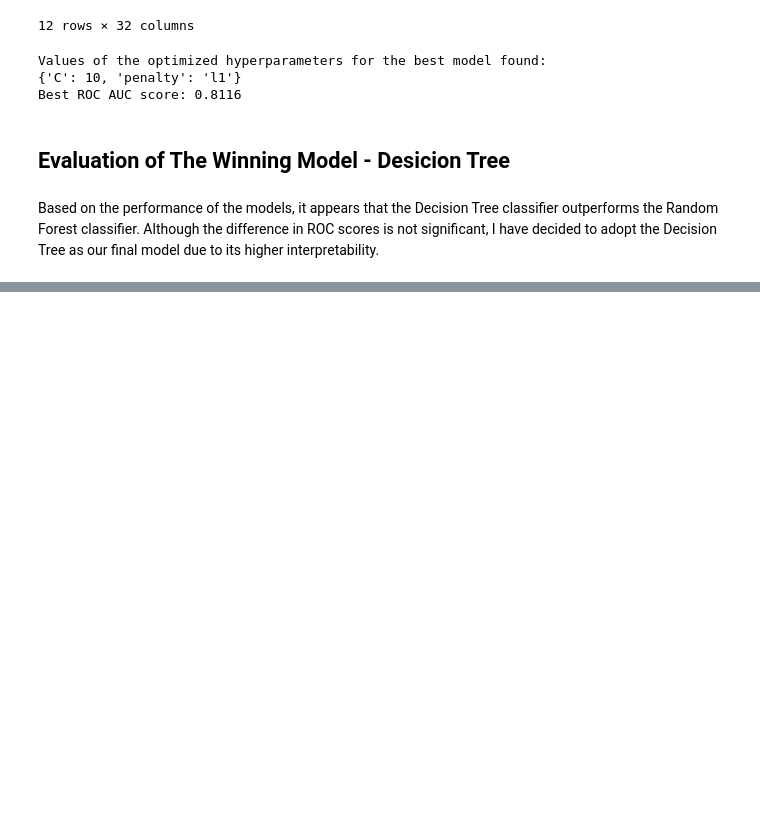
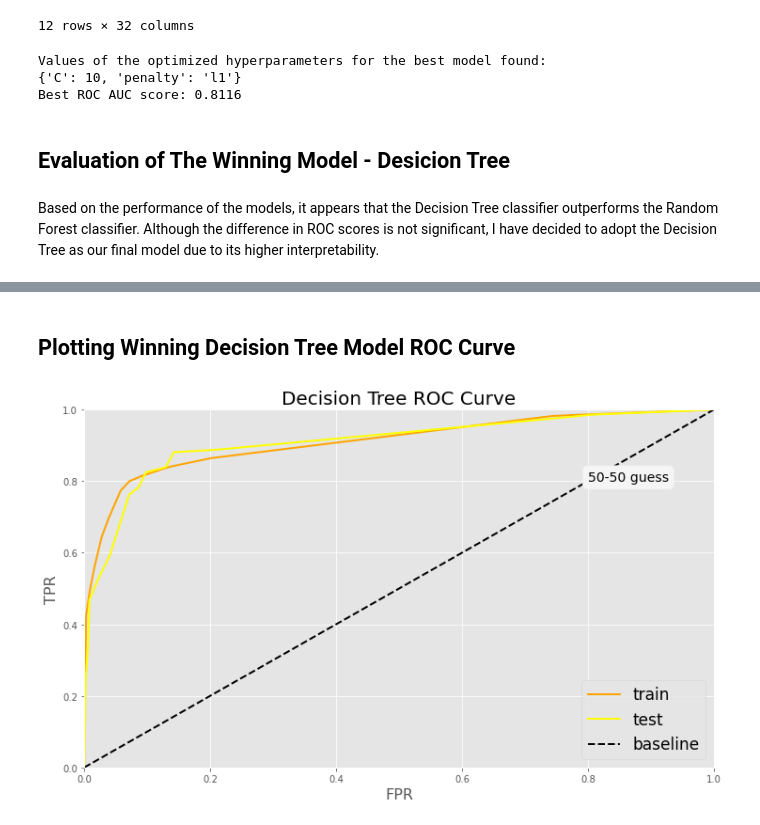
Before and after one commit to Terry1506/Phase-3-Project, a Jupyter notebook: index.ipynb, the cells around one changed output, grey strips where cells are left out. Cells and saved outputs as stored; diff of their text form; code cells hidden in the pictures; blank space fills up the shorter version.

Commit message:
estimating winning model

```diff
--- a/index.ipynb
+++ b/index.ipynb
@@ -655,0 +720,38 @@ Based on the performance of the models, it appears that the Decision Tree classi
+# %% [markdown]
+## Plotting Winning Decision Tree Model ROC Curve
+# %%
+# evaluating TPRs, FPRs and thresholds for both the training and test sets
+base_pred_train = model_tree_f.predict_proba(X_train)[:,1]
+base_fpr_train, base_tpr_train, base_thresh_train = roc_curve(y_train, base_pred_train)
+
+y_hat_decision_tree = model_tree_f.predict_proba(X_test)[:,1]
+fpr_test, tpr_test, thresholds_test = roc_curve(y_test, y_hat_decision_tree)
+# %%
+# Plotting the ROC Curve
+
+plt.style.use('ggplot')
+plt.figure(figsize=(12,7))
+ax1 = sns.lineplot(base_fpr_train, base_tpr_train, label='train',)
+ax1.lines[0].set_color("orange")
+ax1.lines[0].set_linewidth(2)
+
+ax2 = sns.lineplot(fpr_test, tpr_test, label='test')
+ax2.lines[1].set_color("yellow")
+ax2.lines[1].set_linewidth(2)
+
+ax3 = sns.lineplot([0,1], [0,1], label='baseline')
+ax3.lines[2].set_linestyle("--")
+ax3.lines[2].set_color("black")
+ax3.lines[2].set_linewidth(2)
+
+plt.title('Decision Tree ROC Curve', fontsize=20)
+plt.xlabel('FPR', fontsize=16)
+plt.ylabel('TPR', fontsize=16)
+plt.xlim(0,1)
+plt.ylim(0,1)
+plt.text(x=0.8, y=0.8, s="50-50 guess", fontsize=14,
+         bbox=dict(facecolor='whitesmoke', boxstyle="round, pad=0.4"))
+plt.legend(loc=4, fontsize=17)
+plt.show();
+# %% [output]
+[figure, added]
```
Also changed, not shown: parts of 11 cells of this notebook.
